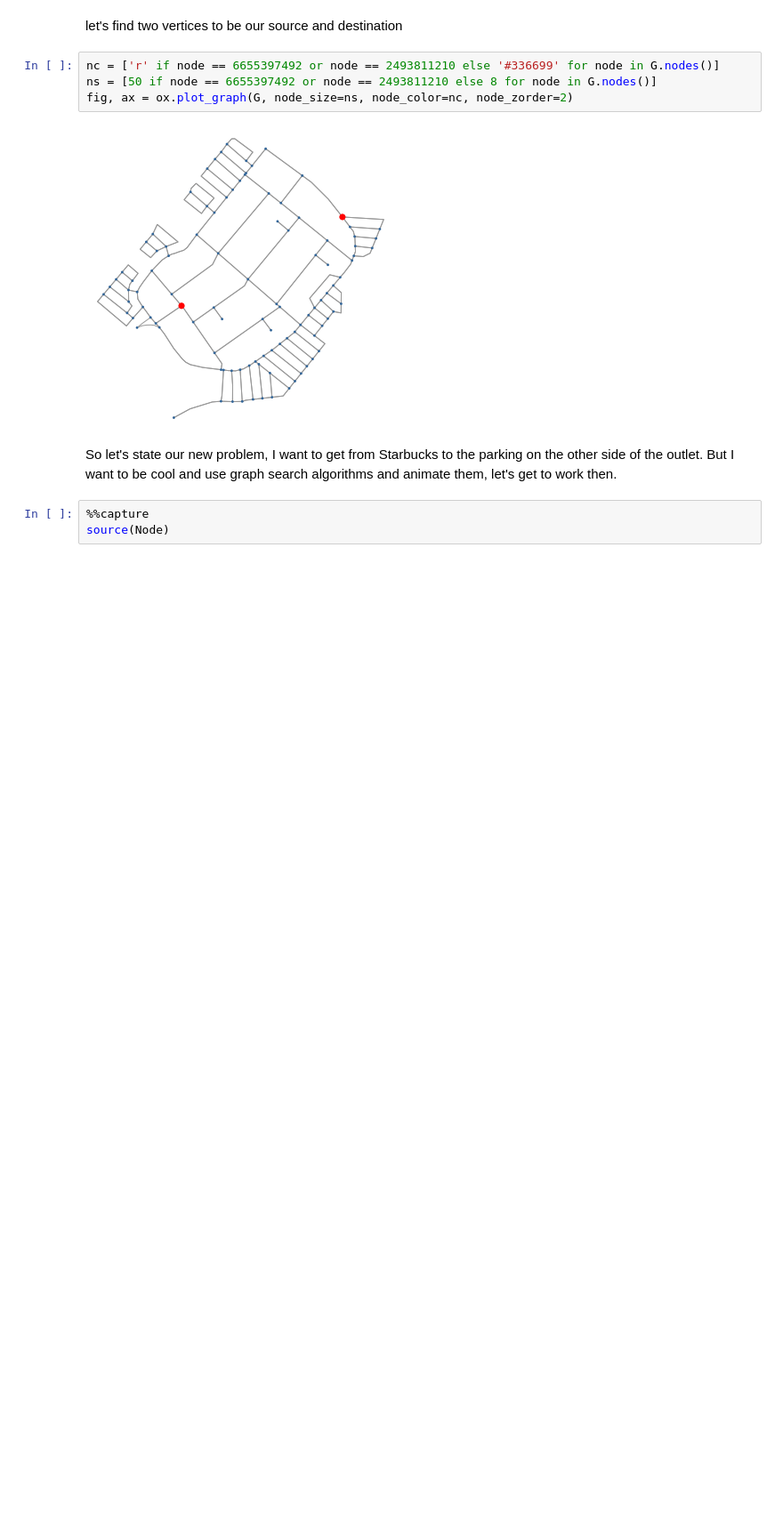
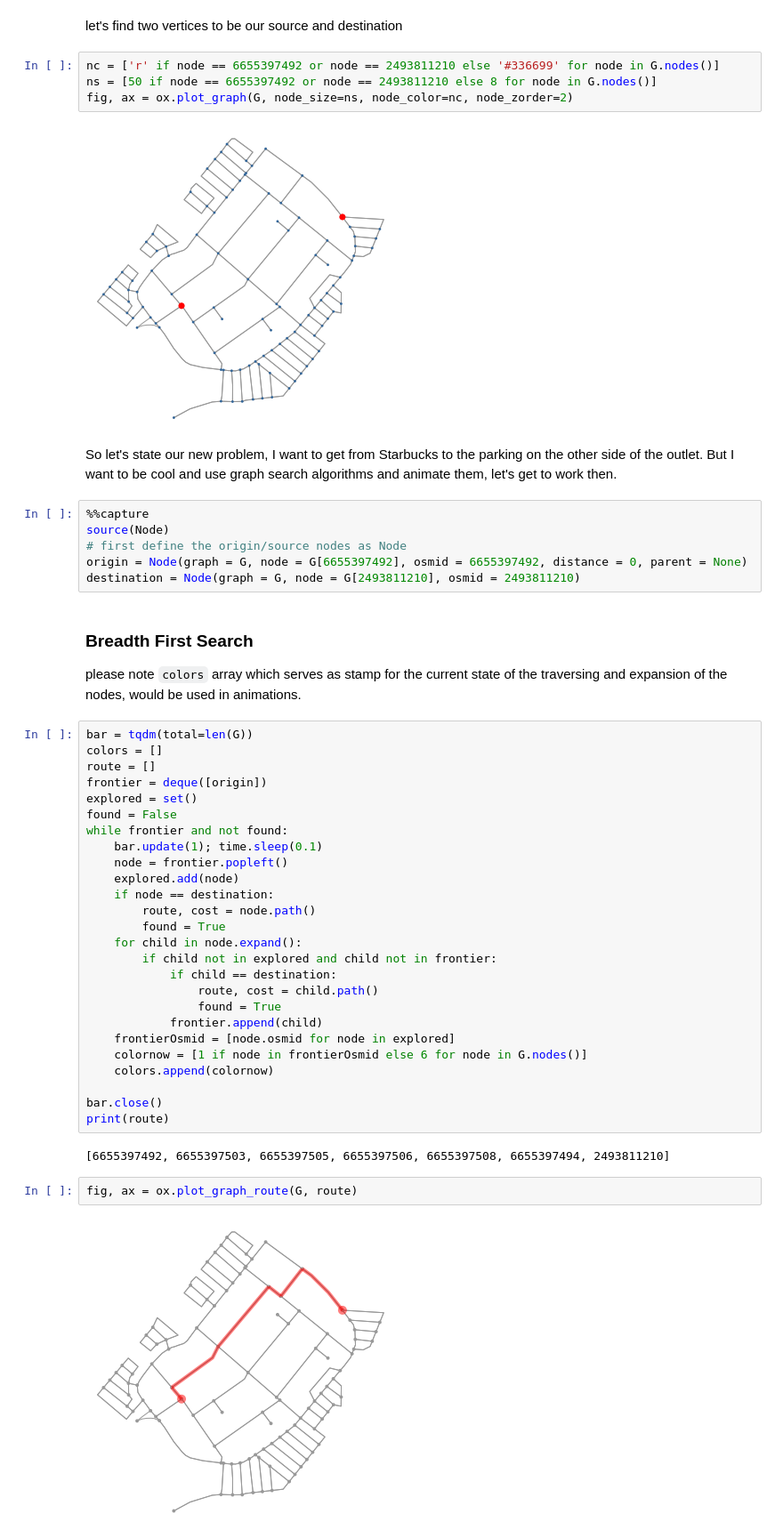
Before and after one commit to Dr-AlaaKhamis/Graph-Search-Algorithms, a Jupyter notebook: GIS_routing.ipynb, the cells around one changed output. Shown at 89% size. Cells and saved outputs as stored; diff of their text form; blank space fills up the shorter version.

```diff
--- a/GIS_routing.ipynb
+++ b/GIS_routing.ipynb
@@ -37,6 +41,44 @@ fig, ax = ox.plot_graph(G, node_size=ns, node_color=nc, node_zorder=2)
 [figure]
 # %% [markdown]
 So let's state our new problem, I want to get from Starbucks to the parking on the other side of the outlet. But I want to be cool and use graph search algorithms and animate them, let's get to work then.
-# %%
-%%capture
-source(Node)
+# %%
+%%capture
+source(Node)
+# first define the origin/source nodes as Node
+origin = Node(graph = G, node = G[6655397492], osmid = 6655397492, distance = 0, parent = None)
+destination = Node(graph = G, node = G[2493811210], osmid = 2493811210)
+# %% [markdown]
+### Breadth First Search
+please note `colors` array which serves as stamp for the current state of the traversing and expansion of the nodes, would be used in animations.
+# %%
+bar = tqdm(total=len(G))
+colors = []
+route = []
+frontier = deque([origin])
+explored = set()
+found = False
+while frontier and not found:
+    bar.update(1); time.sleep(0.1)
+    node = frontier.popleft()
+    explored.add(node)
+    if node == destination:
+        route, cost = node.path()
+        found = True
+    for child in node.expand():
+        if child not in explored and child not in frontier:
+            if child == destination:
+                route, cost = child.path()
+                found = True
+            frontier.append(child)
+    frontierOsmid = [node.osmid for node in explored]
+    colornow = [1 if node in frontierOsmid else 6 for node in G.nodes()]
+    colors.append(colornow)
+
+bar.close()
+print(route)
+# %% [output]
+[6655397492, 6655397503, 6655397505, 6655397506, 6655397508, 6655397494, 2493811210]
+# %%
+fig, ax = ox.plot_graph_route(G, route)
+# %% [output]
+[figure, added]
```
Also changed, not shown: parts of 4 cells of this notebook, 2 other files.
